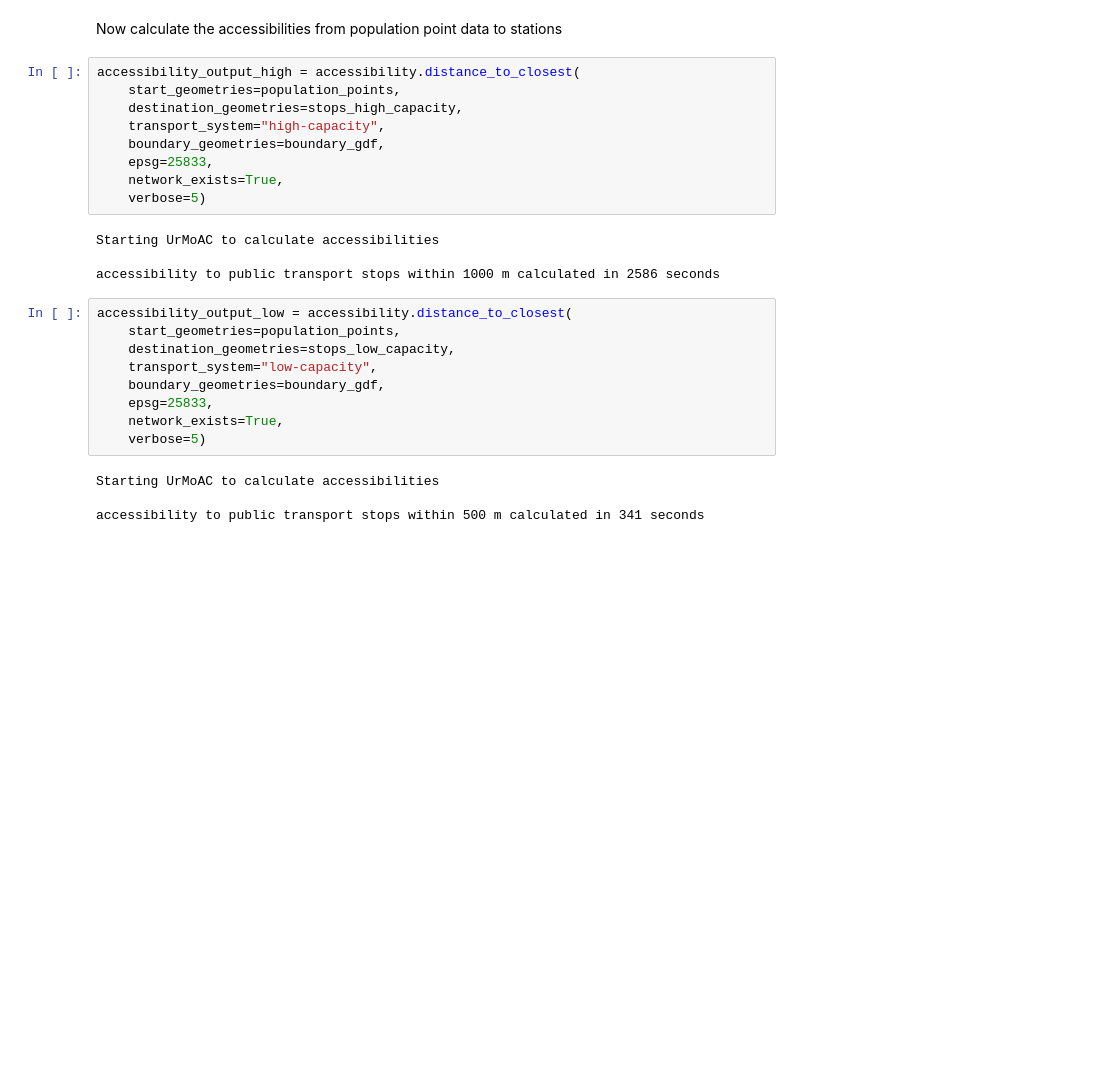
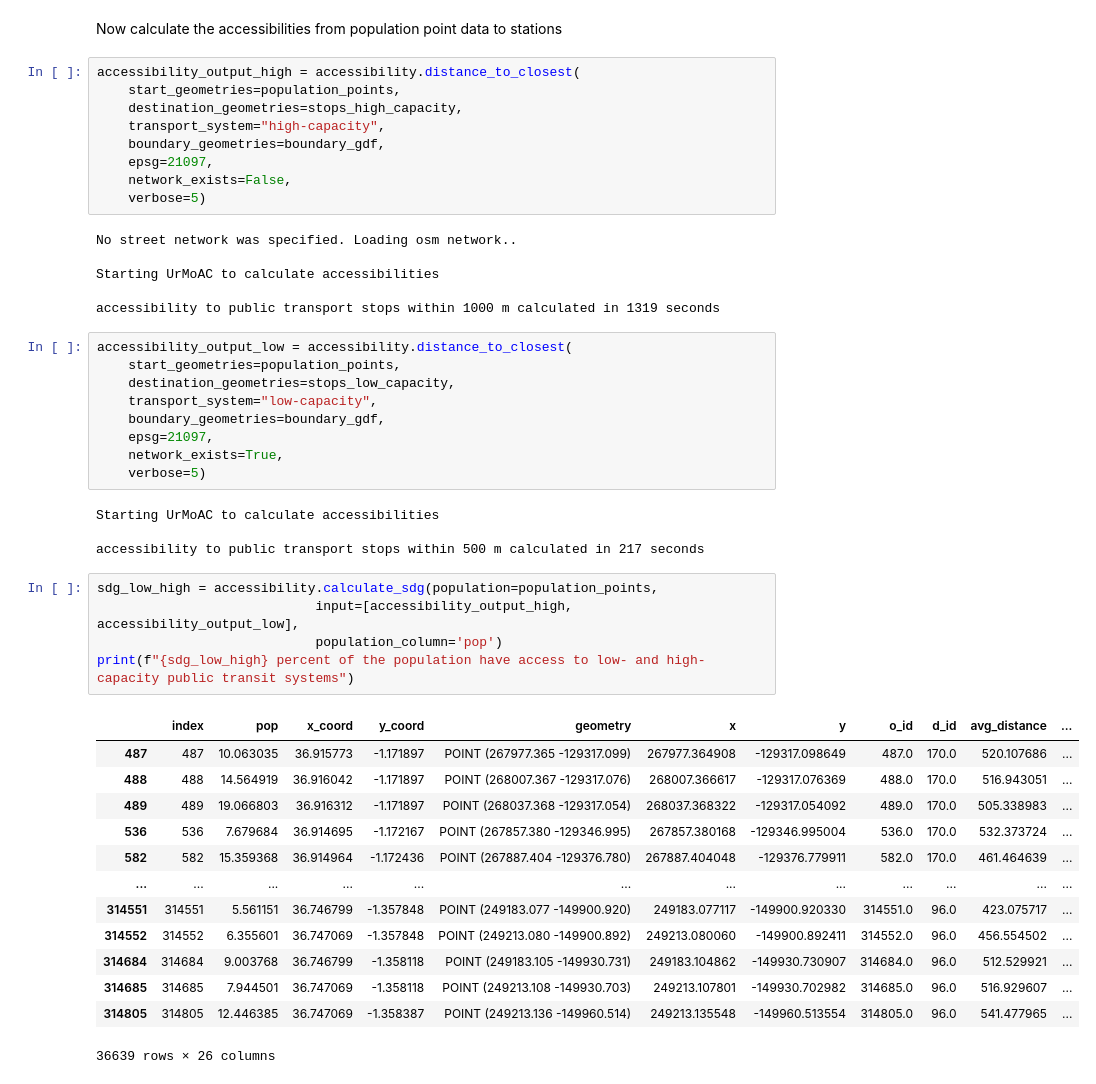
Before and after one commit to DLR-VF/PtAC, a Jupyter notebook: examples/nairobi_example.ipynb, the cells around one changed output. Saved outputs shown, nothing was run; the diff lists cells and outputs as text; blank space fills up the shorter version.

```diff
--- a/examples/nairobi_example.ipynb
+++ b/examples/nairobi_example.ipynb
@@ -52,26 +58,47 @@ accessibility_output_high = accessibility.distance_to_closest(
     destination_geometries=stops_high_capacity,
     transport_system="high-capacity",
     boundary_geometries=boundary_gdf,
-    epsg=25833,
-    network_exists=True,
+    epsg=21097,
+    network_exists=False,
     verbose=5)
 # %% [output]
+No street network was specified. Loading osm network..
+
 Starting UrMoAC to calculate accessibilities
 
-accessibility to public transport stops within 1000 m calculated in 2586 seconds
+accessibility to public transport stops within 1000 m calculated in 1319 seconds
 # %%
 accessibility_output_low = accessibility.distance_to_closest(
     start_geometries=population_points,
     destination_geometries=stops_low_capacity,
     transport_system="low-capacity",
     boundary_geometries=boundary_gdf,
-    epsg=25833,
+    epsg=21097,
     network_exists=True,
     verbose=5)
 # %% [output]
 Starting UrMoAC to calculate accessibilities
 
-accessibility to public transport stops within 500 m calculated in 341 seconds
+accessibility to public transport stops within 500 m calculated in 217 seconds
+# %%
+sdg_low_high = accessibility.calculate_sdg(population=population_points,
+                            input=[accessibility_output_high, accessibility_output_low],
+                            population_column='pop')
+print(f"{sdg_low_high} percent of the population have access to low- and high-capacity public transit systems")
+# %% [output]
+|  | index | pop | x_coord | y_coord | geometry | x | y | o_id | d_id | avg_distance | ... |
+| 487 | 487 | 10.063035 | 36.915773 | -1.171897 | POINT (267977.365 -129317.099) | 267977.364908 | -129317.098649 | 487.0 | 170.0 | 520.107686 | ... |
+| 488 | 488 | 14.564919 | 36.916042 | -1.171897 | POINT (268007.367 -129317.076) | 268007.366617 | -129317.076369 | 488.0 | 170.0 | 516.943051 | ... |
+| 489 | 489 | 19.066803 | 36.916312 | -1.171897 | POINT (268037.368 -129317.054) | 268037.368322 | -129317.054092 | 489.0 | 170.0 | 505.338983 | ... |
+| 536 | 536 | 7.679684 | 36.914695 | -1.172167 | POINT (267857.380 -129346.995) | 267857.380168 | -129346.995004 | 536.0 | 170.0 | 532.373724 | ... |
+| 582 | 582 | 15.359368 | 36.914964 | -1.172436 | POINT (267887.404 -129376.780) | 267887.404048 | -129376.779911 | 582.0 | 170.0 | 461.464639 | ... |
+| ... | ... | ... | ... | ... | ... | ... | ... | ... | ... | ... | ... |
+| 314551 | 314551 | 5.561151 | 36.746799 | -1.357848 | POINT (249183.077 -149900.920) | 249183.077117 | -149900.920330 | 314551.0 | 96.0 | 423.075717 | ... |
+| 314552 | 314552 | 6.355601 | 36.747069 | -1.357848 | POINT (249213.080 -149900.892) | 249213.080060 | -149900.892411 | 314552.0 | 96.0 | 456.554502 | ... |
+| 314684 | 314684 | 9.003768 | 36.746799 | -1.358118 | POINT (249183.105 -149930.731) | 249183.104862 | -149930.730907 | 314684.0 | 96.0 | 512.529921 | ... |
+| 314685 | 314685 | 7.944501 | 36.747069 | -1.358118 | POINT (249213.108 -149930.703) | 249213.107801 | -149930.702982 | 314685.0 | 96.0 | 516.929607 | ... |
+| 314805 | 314805 | 12.446385 | 36.747069 | -1.358387 | POINT (249213.136 -149960.514) | 249213.135548 | -149960.513554 | 314805.0 | 96.0 | 541.477965 | ... |
+36639 rows × 26 columns
 # %%
 accessibility_output = accessibility.distance_to_closest(
     start_geometries=population_points,
```
Also changed, not shown: parts of 5 cells of this notebook, 6 other files.
